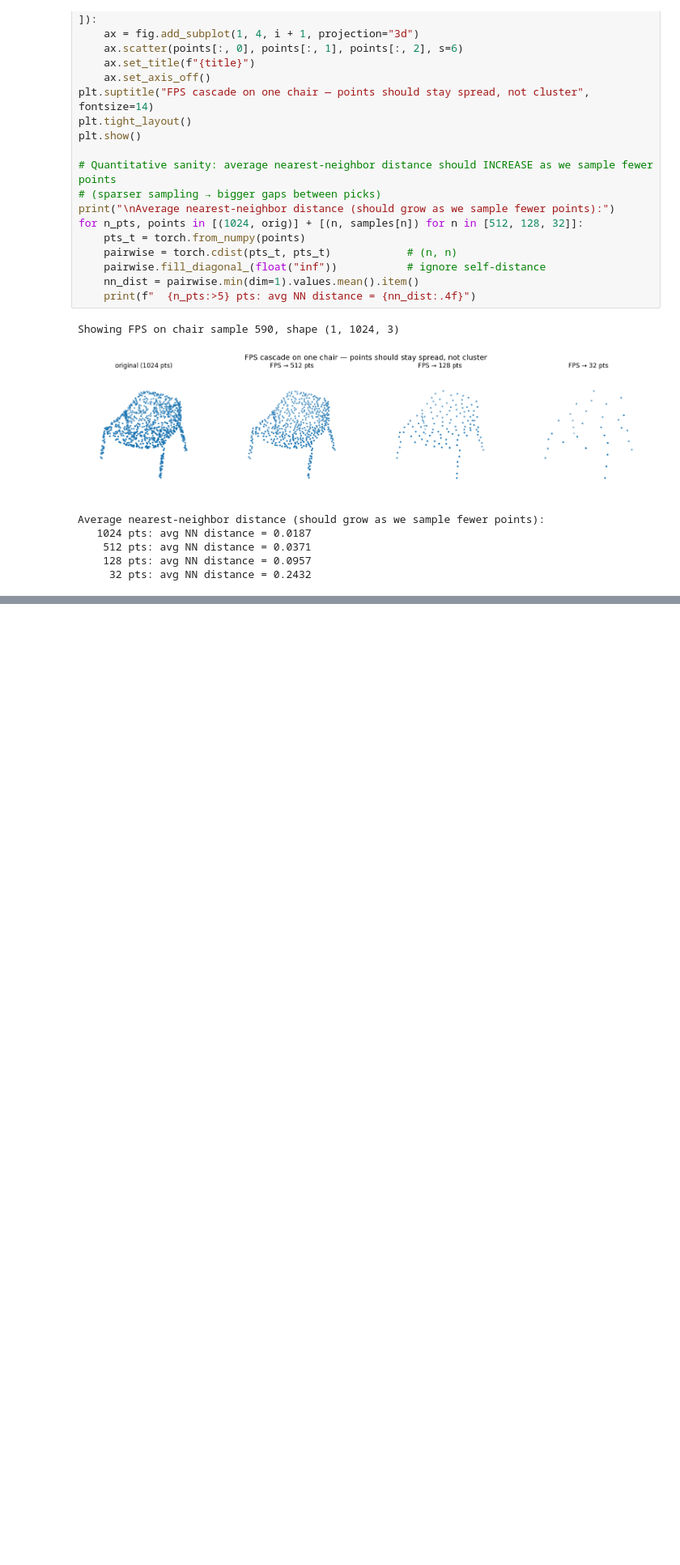
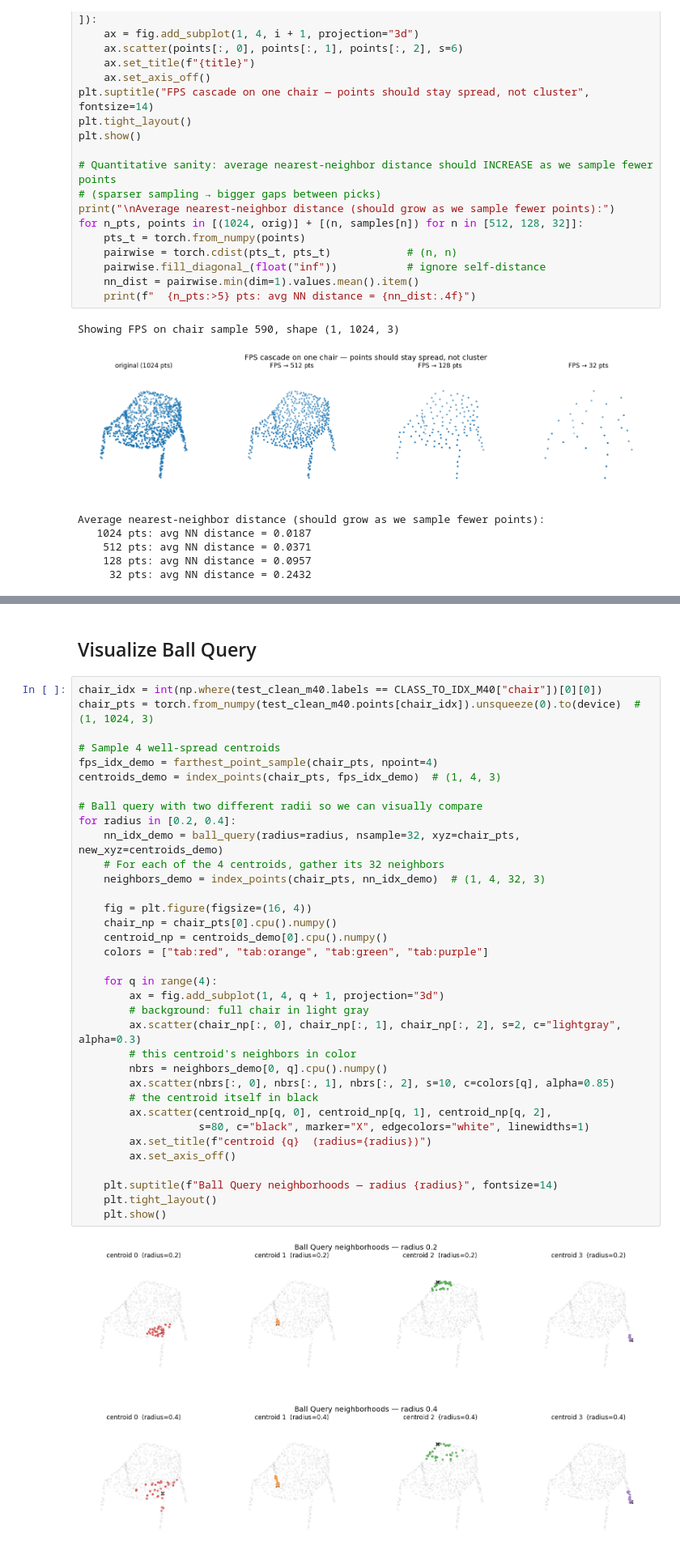
Before and after one commit to Vatsy05/3D-Object-Detection, a Jupyter notebook: notebooks/PointCloudPointNetpp_ModelNet40.ipynb, the cells around one changed output, grey strips where cells are left out. Shown at 81% size. Saved outputs shown, nothing was run; the diff lists cells and outputs as text; blank space fills up the shorter version.

Commit message:
Implementing Ball Query for PointNet++

```diff
--- a/notebooks/PointCloudPointNetpp_ModelNet40.ipynb
+++ b/notebooks/PointCloudPointNetpp_ModelNet40.ipynb
@@ -204,0 +298,40 @@ Average nearest-neighbor distance (should grow as we sample fewer points):
+# %% [markdown]
+## Visualize Ball Query
+# %%
+chair_idx = int(np.where(test_clean_m40.labels == CLASS_TO_IDX_M40["chair"])[0][0])
+chair_pts = torch.from_numpy(test_clean_m40.points[chair_idx]).unsqueeze(0).to(device)  # (1, 1024, 3)
+
+# Sample 4 well-spread centroids
+fps_idx_demo = farthest_point_sample(chair_pts, npoint=4)
+centroids_demo = index_points(chair_pts, fps_idx_demo)  # (1, 4, 3)
+
+# Ball query with two different radii so we can visually compare
+for radius in [0.2, 0.4]:
+    nn_idx_demo = ball_query(radius=radius, nsample=32, xyz=chair_pts, new_xyz=centroids_demo)
+    # For each of the 4 centroids, gather its 32 neighbors
+    neighbors_demo = index_points(chair_pts, nn_idx_demo)  # (1, 4, 32, 3)
+
+    fig = plt.figure(figsize=(16, 4))
+    chair_np = chair_pts[0].cpu().numpy()
+    centroid_np = centroids_demo[0].cpu().numpy()
+    colors = ["tab:red", "tab:orange", "tab:green", "tab:purple"]
+
+    for q in range(4):
+        ax = fig.add_subplot(1, 4, q + 1, projection="3d")
+        # background: full chair in light gray
+        ax.scatter(chair_np[:, 0], chair_np[:, 1], chair_np[:, 2], s=2, c="lightgray", alpha=0.3)
+        # this centroid's neighbors in color
+        nbrs = neighbors_demo[0, q].cpu().numpy()
+        ax.scatter(nbrs[:, 0], nbrs[:, 1], nbrs[:, 2], s=10, c=colors[q], alpha=0.85)
+        # the centroid itself in black
+        ax.scatter(centroid_np[q, 0], centroid_np[q, 1], centroid_np[q, 2],
+                   s=80, c="black", marker="X", edgecolors="white", linewidths=1)
+        ax.set_title(f"centroid {q}  (radius={radius})")
+        ax.set_axis_off()
+
+    plt.suptitle(f"Ball Query neighborhoods — radius {radius}", fontsize=14)
+    plt.tight_layout()
+    plt.show()
+# %% [output]
+[figure, added]
+[figure, added]
```
Also changed, not shown: parts of 2 cells of this notebook.
